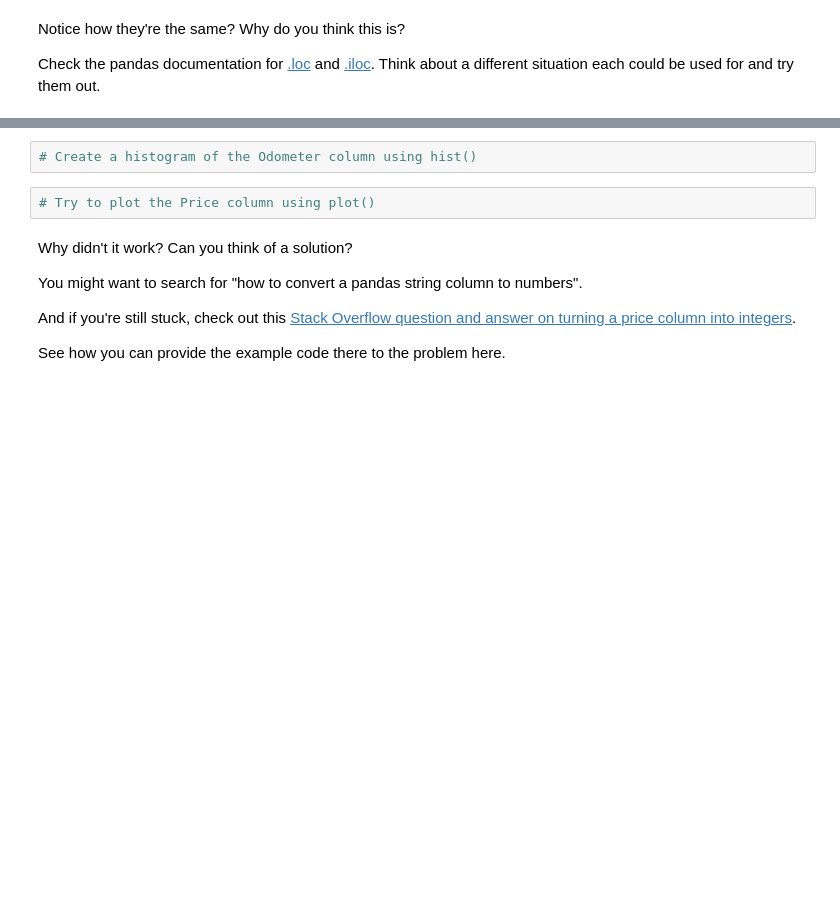
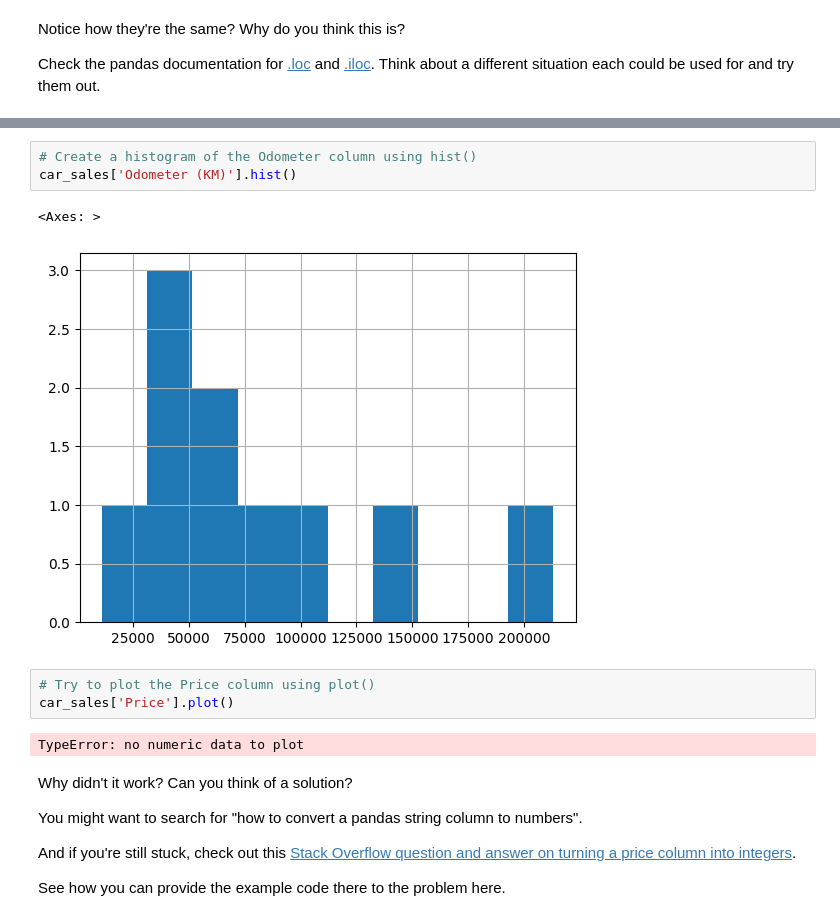
Before and after one commit to alizehadeel/AI-ML-Notebook, a Jupyter notebook: pandas-exercises.ipynb, the cells around one changed output, grey strips where cells are left out. Saved outputs shown, nothing was run; the diff lists cells and outputs as text; blank space fills up the shorter version.

```diff
--- a/pandas-exercises.ipynb
+++ b/pandas-exercises.ipynb
@@ -172,7 +236,14 @@ Check the pandas documentation for [.loc](https://pandas.pydata.org/pandas-docs/
 # %%
 # Create a histogram of the Odometer column using hist()
+car_sales['Odometer (KM)'].hist()
+# %% [output]
+<Axes: >
+[figure, added]
 # %%
 # Try to plot the Price column using plot()
+car_sales['Price'].plot()
+# %% [output]
+TypeError: no numeric data to plot
 # %% [markdown]
 Why didn't it work? Can you think of a solution?
 
```
Also changed, not shown: parts of 34 cells of this notebook.
